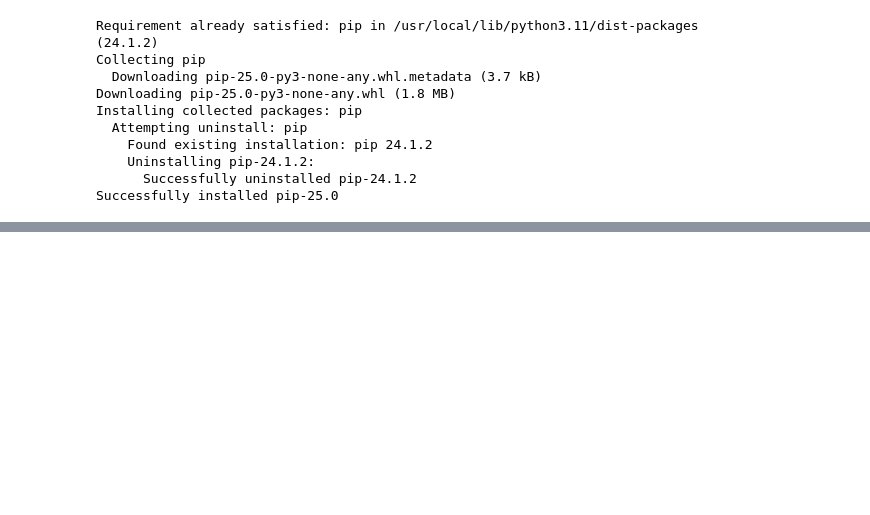
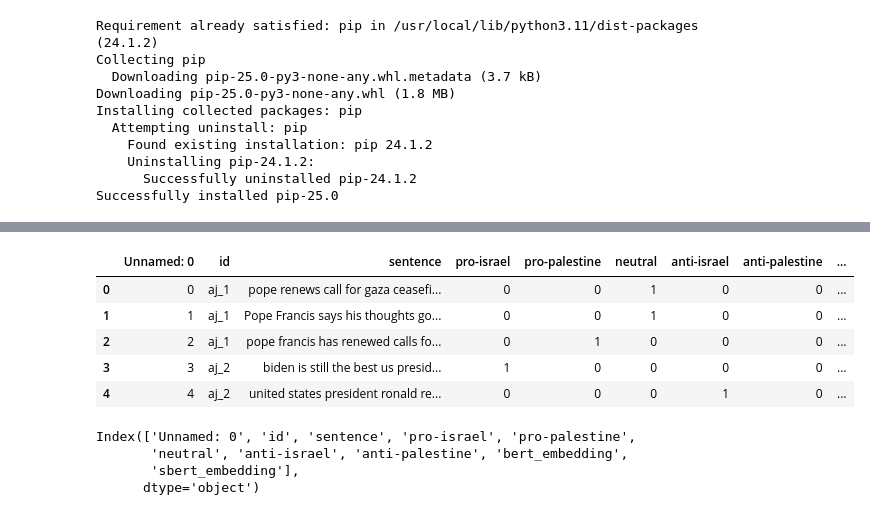
Before and after one commit to dattali18/IR_Assignments, a Jupyter notebook: Assignment.05/IR_05_3.ipynb, the cells around one changed output, grey strips where cells are left out. Cells and saved outputs as stored; diff of their text form; code cells hidden in the pictures; blank space fills up the shorter version.

```diff
--- a/Assignment.05/IR_05_3.ipynb
+++ b/Assignment.05/IR_05_3.ipynb
@@ -59,4 +85,0 @@ def get_bert_embedding(sentence):
-# %%
-# Function to generate SBERT embeddings
-def get_sbert_embedding(sentence):
-    return sbert_model.encode(sentence)
@@ -71,0 +86,4 @@ print(sentences_df.head())
+# %%
+def get_sbert_embedding(sentence):
+    device = "cuda" if torch.cuda.is_available() else "cpu"
+    return sbert_model.encode(sentence, device=device)
@@ -71,0 +100,9 @@ print(sentences_df.head())
+# %%
+df["bert_embedding"] = None
+
+for index, row in df.iterrows():
+    if index % 1000 == 0:
+        print(index)
+    sentence = str(row["sentence"])
+    bert_embedding = get_bert_embedding(sentence)
+    df.at[index, "bert_embedding"] = list(bert_embedding)
@@ -71,0 +127,10 @@ print(sentences_df.head())
+# %%
+# Generate SBERT embeddings
+df['sbert_embedding'] = None
+
+for index, row in df.iterrows():
+  if index % 1000 == 0:
+    print(index)
+  sentence = str(row['sentence'])
+  sbert_embedding = get_sbert_embedding(sentence)
+  df.at[index, 'sbert_embedding'] = list(sbert_embedding)
@@ -71,0 +155,19 @@ print(sentences_df.head())
+# %%
+# Display the updated DataFrame
+df.head()
+# %% [output]
+|  | Unnamed: 0 | id | sentence | pro-israel | pro-palestine | neutral | anti-israel | anti-palestine | ... |
+| 0 | 0 | aj_1 | pope renews call for gaza ceasefi... | 0 | 0 | 1 | 0 | 0 | ... |
+| 1 | 1 | aj_1 | Pope Francis says his thoughts go... | 0 | 0 | 1 | 0 | 0 | ... |
+| 2 | 2 | aj_1 | pope francis has renewed calls fo... | 0 | 1 | 0 | 0 | 0 | ... |
+| 3 | 3 | aj_2 | biden is still the best us presid... | 1 | 0 | 0 | 0 | 0 | ... |
+| 4 | 4 | aj_2 | united states president ronald re... | 0 | 0 | 0 | 1 | 0 | ... |
+# %%
+# remove the unnamed col
+
+df.columns
+# %% [output]
+Index(['Unnamed: 0', 'id', 'sentence', 'pro-israel', 'pro-palestine',
+       'neutral', 'anti-israel', 'anti-palestine', 'bert_embedding',
+       'sbert_embedding'],
+      dtype='object')
```
Also changed, not shown: parts of 17 cells of this notebook.
